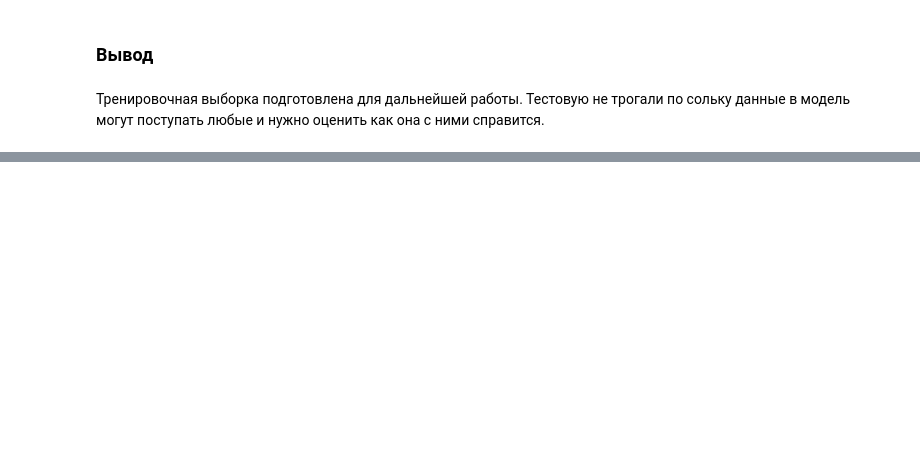
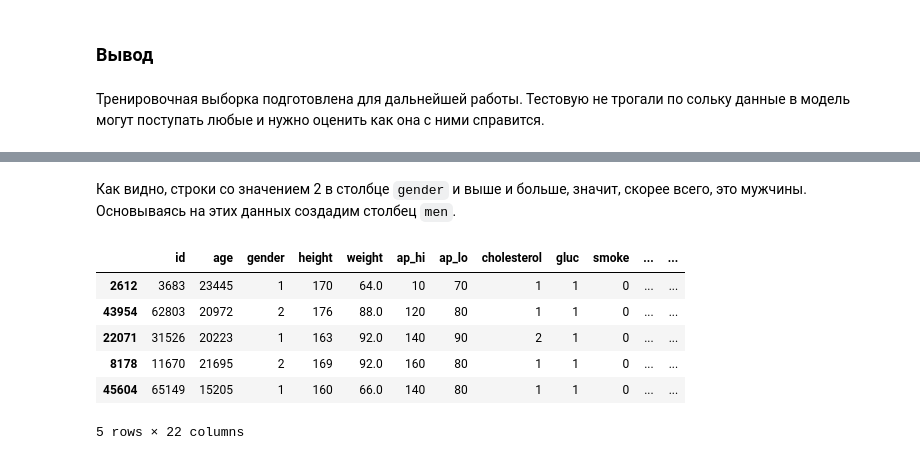
Before and after one commit to Rook-Black/Practicum, a Jupyter notebook: Heart_diseases_prediction/Heart_diseases_prediction.ipynb, the cells around one changed output, grey strips where cells are left out. Saved outputs shown, nothing was run; the diff lists cells and outputs as text; code cells hidden in the pictures; blank space fills up the shorter version.

```diff
--- a/Heart_diseases_prediction/Heart_diseases_prediction.ipynb
+++ b/Heart_diseases_prediction/Heart_diseases_prediction.ipynb
@@ -694,0 +732,21 @@ for df in [train,test]:
+# %%
+train[['BMI_low','BMI_norm','BMI_hi','BMI_1','BMI_2','BMI_3']] = 0
+test[['BMI_low','BMI_norm','BMI_hi','BMI_1','BMI_2','BMI_3']] = 0
+# %%
+train.loc[train['BMI'] < 18.5, 'BMI_low'] = 1
+test.loc[test['BMI'] < 18.5, 'BMI_low'] = 1
+
+train.loc[(train['BMI'] >= 18.5) & (train["BMI"] < 25), 'BMI_norm'] = 1
+test.loc[(test['BMI'] >= 18.5) & (test["BMI"] < 25), 'BMI_norm'] = 1
+
+train.loc[(train['BMI'] >= 25) & (train["BMI"] < 30), 'BMI_hi'] = 1
+test.loc[(test['BMI'] >= 25) & (test["BMI"] < 30), 'BMI_hi'] = 1
+
+train.loc[(train['BMI'] >= 30) & (train["BMI"] < 35), 'BMI_1'] = 1
+test.loc[(test['BMI'] >= 30) & (test["BMI"] < 35), 'BMI_1'] = 1
+
+train.loc[(train['BMI'] >= 35) & (train["BMI"] < 40), 'BMI_2'] = 1
+test.loc[(test['BMI'] >= 35) & (test["BMI"] < 40), 'BMI_2'] = 1
+
+train.loc[train['BMI'] >= 40, 'BMI_3'] = 1
+test.loc[test['BMI'] >= 40, 'BMI_3'] = 1
@@ -719,0 +819,6 @@ KeyboardInterrupt:
+# %% [markdown]
+Как видно, строки со значением 2 в столбце `gender` и выше и больше, значит, скорее всего, это мужчины.
+Основываясь на этих данных создадим столбец `men`.
+# %%
+train['men'] = 0
+train.loc[train['gender'] == 2, 'men'] = 1
@@ -719,0 +828,10 @@ KeyboardInterrupt:
+# %%
+train.sample(5)
+# %% [output]
+|  | id | age | gender | height | weight | ap_hi | ap_lo | cholesterol | gluc | smoke | ... | ... |
+| 2612 | 3683 | 23445 | 1 | 170 | 64.0 | 10 | 70 | 1 | 1 | 0 | ... | ... |
+| 43954 | 62803 | 20972 | 2 | 176 | 88.0 | 120 | 80 | 1 | 1 | 0 | ... | ... |
+| 22071 | 31526 | 20223 | 1 | 163 | 92.0 | 140 | 90 | 2 | 1 | 0 | ... | ... |
+| 8178 | 11670 | 21695 | 2 | 169 | 92.0 | 160 | 80 | 1 | 1 | 0 | ... | ... |
+| 45604 | 65149 | 15205 | 1 | 160 | 66.0 | 140 | 80 | 1 | 1 | 0 | ... | ... |
+5 rows × 22 columns
```
Also changed, not shown: parts of 69 cells of this notebook, 1 other file.
